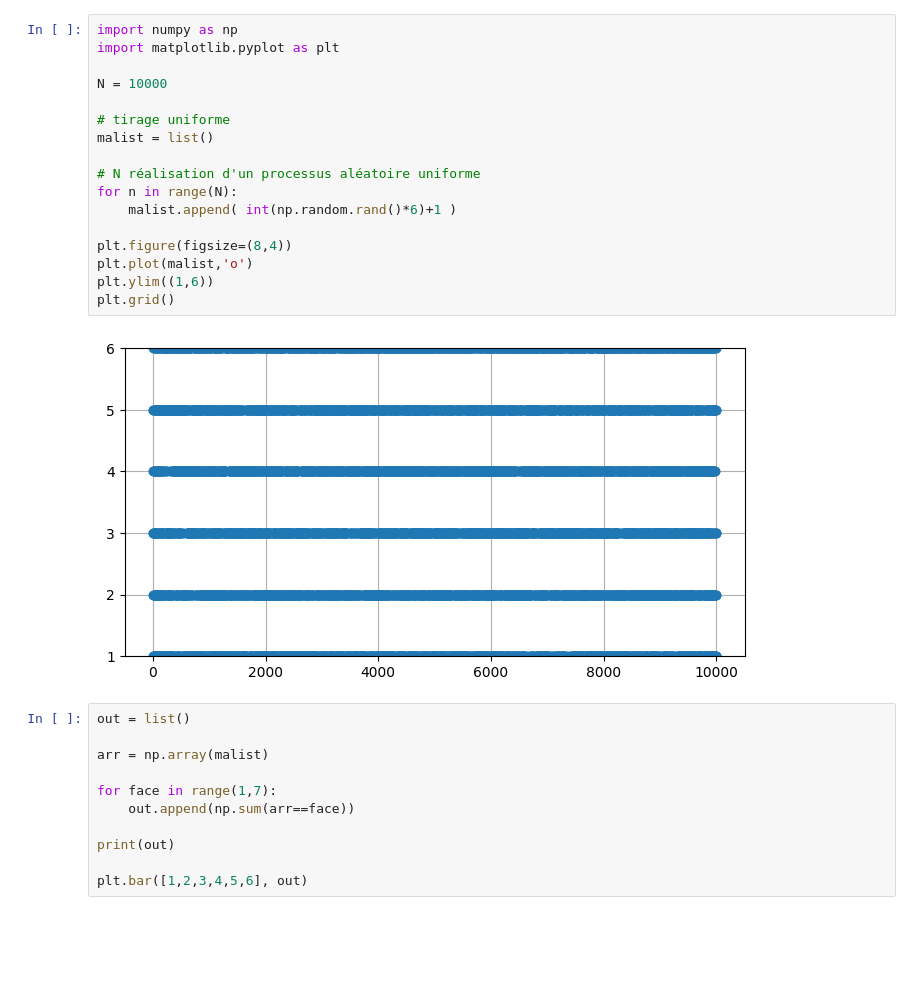
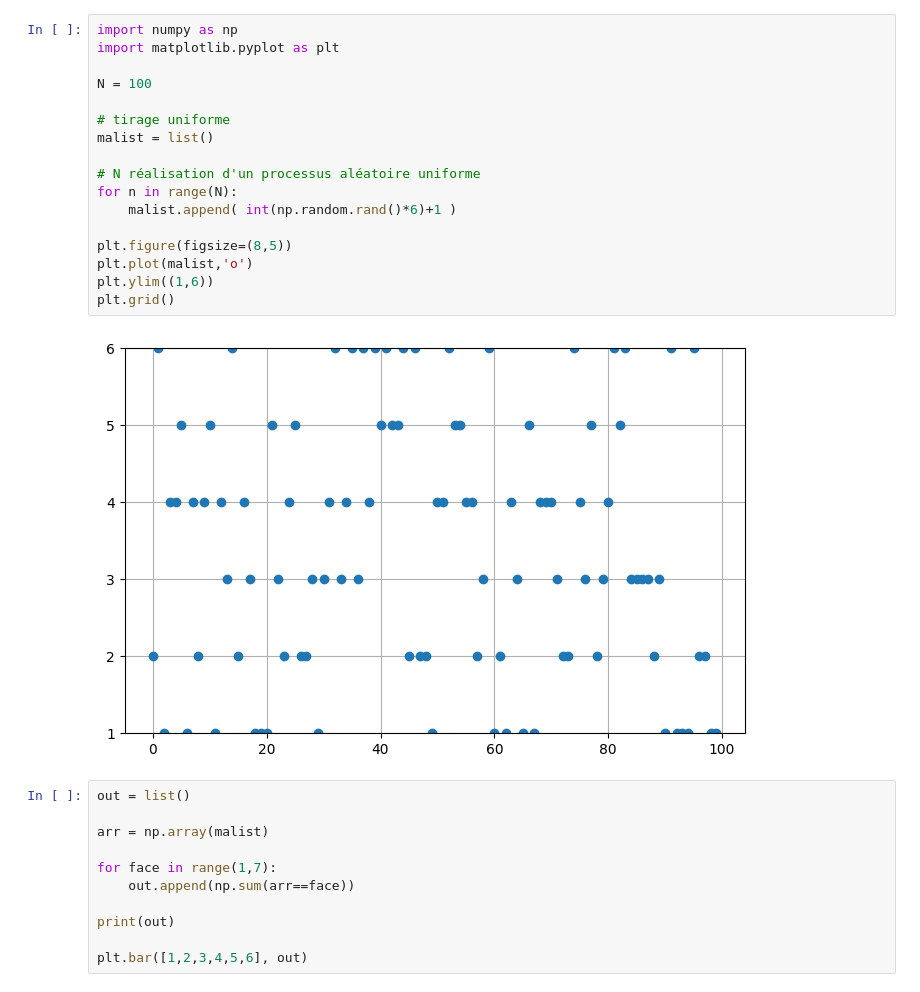
Before and after one commit to pyann-gitpro/Mes-projets-IA, a Jupyter notebook: le-bruit-en-stat/bruit.ipynb, the cells around one changed output. Drawn from its saved outputs; the diff is of its cells as text; blank space fills up the shorter version.

```diff
--- a/le-bruit-en-stat/bruit.ipynb
+++ b/le-bruit-en-stat/bruit.ipynb
@@ -1,22 +1,22 @@
 # %%
 import numpy as np
 import matplotlib.pyplot as plt
 
-N = 10000
+N = 100
 
 # tirage uniforme
 malist = list()
 
 # N réalisation d'un processus aléatoire uniforme
 for n in range(N):
     malist.append( int(np.random.rand()*6)+1 )
 
-plt.figure(figsize=(8,4))
+plt.figure(figsize=(8,5))
 plt.plot(malist,'o')
 plt.ylim((1,6))
 plt.grid()
 # %% [output]
-[figure, old version]
+[figure, new version]
 # %%
 out = list()
 
```
